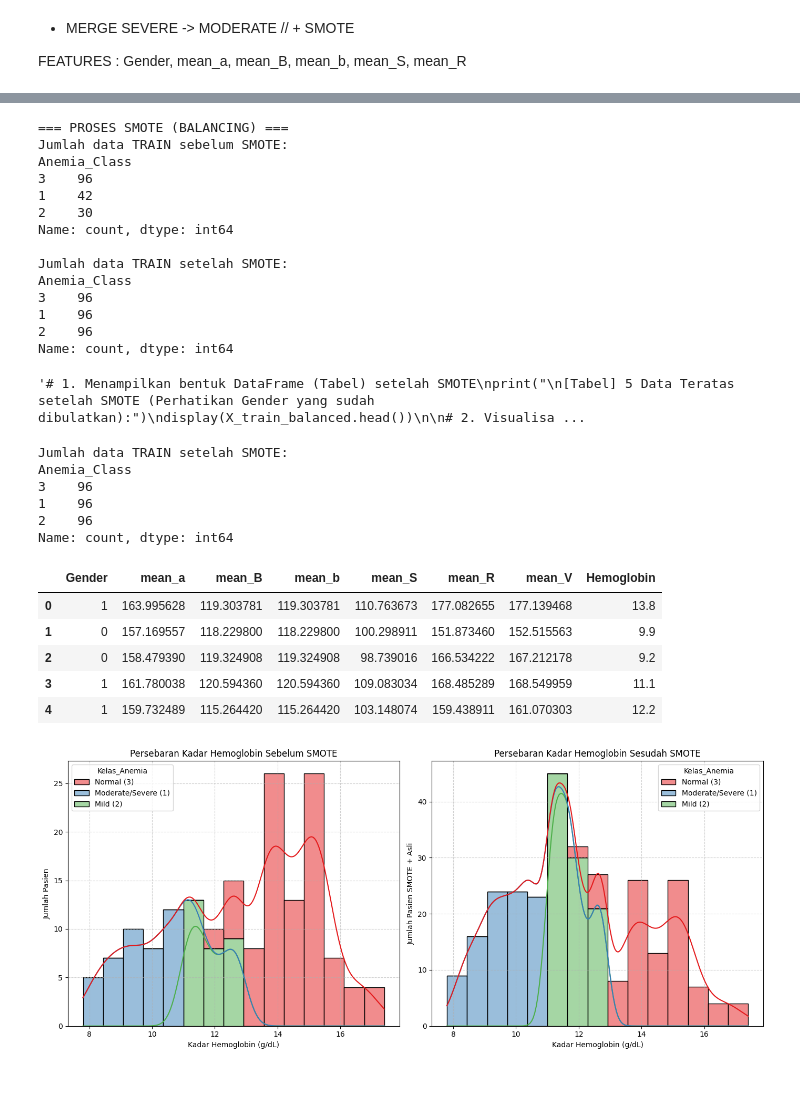
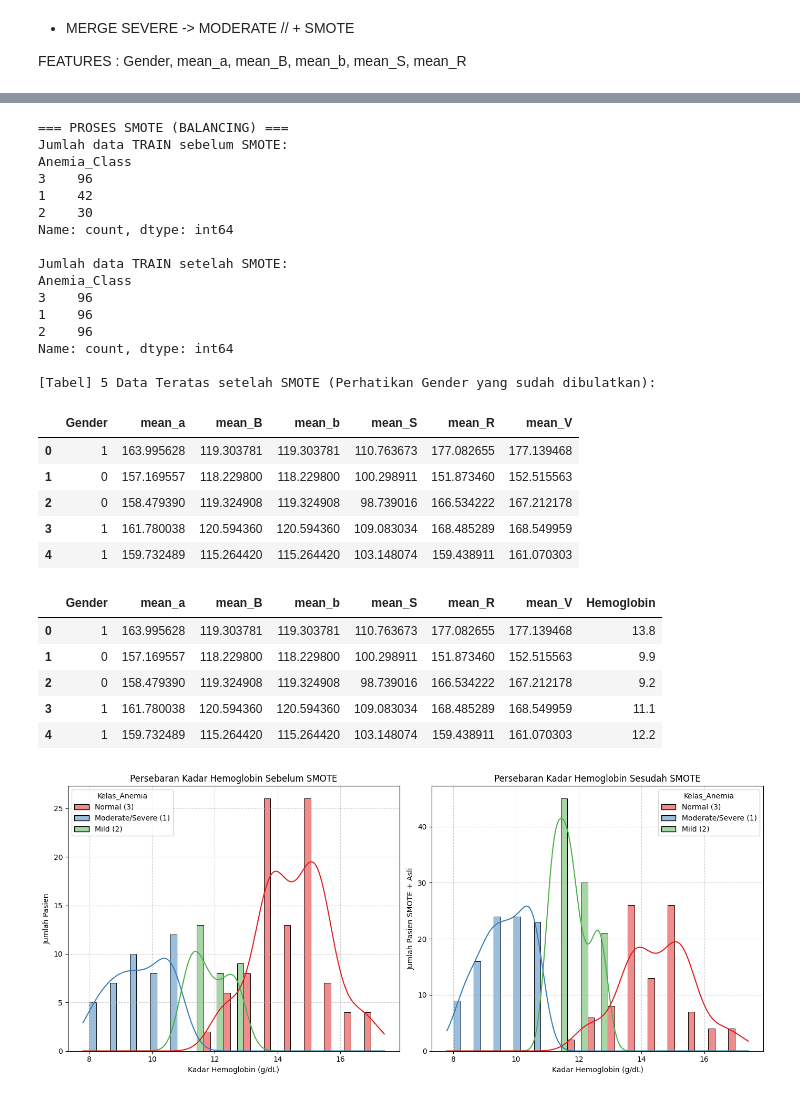
Before and after one commit to dzakwandq/TA, a Jupyter notebook: notebooks/train_hb_predict_v4.ipynb, the cells around one changed output, grey strips where cells are left out. Saved outputs shown, nothing was run; the diff lists cells and outputs as text; code cells hidden in the pictures.

```diff
--- a/notebooks/train_hb_predict_v4.ipynb
+++ b/notebooks/train_hb_predict_v4.ipynb
@@ -68,6 +68,7 @@ Name: count, dtype: int64
 # 2. PEMILIHAN FITUR DAN SPLITTING DATA
 # =====================================================================
 
+'''#Buat SMOTE
 selected_features = ['Gender', 'mean_a', 'mean_B', 'mean_b', 'mean_S', 'mean_R', 'mean_V']
 
 X = df[selected_features]
@@ -77,7 +78,15 @@ y_class = df['Anemia_Class']
 # Splitting data (Gunakan stratify agar proporsi kelas di Train dan Test sama adilnya)
 X_train, X_test, y_hb_train, y_hb_test, y_class_train, y_class_test = train_test_split(
     X, y_hb, y_class, test_size=0.2, random_state=42, stratify=y_class
-)
+)'''
+
+#Gapake SMOTE
+feature_columns = ['Age', 'Gender', 'mean_R', 'mean_G', 'mean_B', 'mean_L', 'mean_a', 'mean_b', 'mean_H', 'mean_S', 'mean_V']
+
+X = df[feature_columns]
+y = df['Hemoglobin']
+
+X_train, X_test, y_train, y_test = train_test_split(X, y, test_size=0.2, random_state=42)
 # %%
 # =====================================================================
 # 3. BALANCING MENGGUNAKAN SMOTE PADA DATA TRAIN
@@ -106,32 +115,9 @@ X_train_balanced['Gender'] = X_train_balanced['Gender'].round().astype(int)
 print("\nJumlah data TRAIN setelah SMOTE:")
 print(y_class_resampled.value_counts())
 
-'''# 1. Menampilkan bentuk DataFrame (Tabel) setelah SMOTE
+# 1. Menampilkan bentuk DataFrame (Tabel) setelah SMOTE
 print("\n[Tabel] 5 Data Teratas setelah SMOTE (Perhatikan Gender yang sudah dibulatkan):")
 display(X_train_balanced.head())
-
-# 2. Visualisasi Persebaran Data (Scatter Plot)
-# Kita ambil contoh fitur yang paling kuat korelasinya, misal 'mean_a' vs 'Hemoglobin'
-class_labels = {3.0: 'Normal (3)', 2.0: 'Mild (2)', 1.0: 'Moderate/Severe (1)'}
-y_train_mapped = y_class_train.map(class_labels)
-y_resampled_mapped = y_class_resampled.map(class_labels)
-
-fig, axes = plt.subplots(1, 2, figsize=(14, 6))
-
-# Grafik Kiri: Sebelum SMOTE
-sns.scatterplot(ax=axes[0], data=train_data_combined, x='mean_a', y='Hemoglobin',
-                hue=y_train_mapped, palette='Set1', alpha=0.8, edgecolor='k')
-axes[0].set_title('Persebaran Data Latih SEBELUM SMOTE')
-axes[0].grid(True, linestyle='--', alpha=0.6)
-
-# Grafik Kanan: Sesudah SMOTE
-sns.scatterplot(ax=axes[1], data=train_data_resampled, x='mean_a', y='Hemoglobin',
-                hue=y_resampled_mapped, palette='Set1', alpha=0.8, edgecolor='k')
-axes[1].set_title('Persebaran Data Latih SESUDAH SMOTE\n(Titik baru ditambahkan pada kelas minoritas)')
-axes[1].grid(True, linestyle='--', alpha=0.6)
-
-plt.tight_layout()
-plt.show()'''
 # %% [output]
 === PROSES SMOTE (BALANCING) ===
 Jumlah data TRAIN sebelum SMOTE:
@@ -147,12 +133,16 @@ Anemia_Class
 1    96
 2    96
 Name: count, dtype: int64
+
+[Tabel] 5 Data Teratas setelah SMOTE (Perhatikan Gender yang sudah dibulatkan):
-'# 1. Menampilkan bentuk DataFrame (Tabel) setelah SMOTE\nprint("\n[Tabel] 5 Data Teratas setelah SMOTE (Perhatikan Gender yang sudah dibulatkan):")\ndisplay(X_train_balanced.head())\n\n# 2. Visualisa ...
+|  | Gender | mean_a | mean_B | mean_b | mean_S | mean_R | mean_V |
+| 0 | 1 | 163.995628 | 119.303781 | 119.303781 | 110.763673 | 177.082655 | 177.139468 |
+| 1 | 0 | 157.169557 | 118.229800 | 118.229800 | 100.298911 | 151.873460 | 152.515563 |
+| 2 | 0 | 158.479390 | 119.324908 | 119.324908 | 98.739016 | 166.534222 | 167.212178 |
+| 3 | 1 | 161.780038 | 120.594360 | 120.594360 | 109.083034 | 168.485289 | 168.549959 |
+| 4 | 1 | 159.732489 | 115.264420 | 115.264420 | 103.148074 | 159.438911 | 161.070303 |
 # %%
 # --- VISUALISASI HASIL SMOTE ---
-
-print("\nJumlah data TRAIN setelah SMOTE:")
-print(y_class_resampled.value_counts())
 
 train_data_resampled['Gender'] = train_data_resampled['Gender'].round().astype(int)
 from IPython.display import display
@@ -160,39 +150,37 @@ display(train_data_resampled.head())
 
 # 2. Visualisasi Persebaran Angka Hemoglobin (Histogram/KDE)
 train_data_combined['Kelas_Anemia'] = y_class_train.map(class_names)
 train_data_resampled['Kelas_Anemia'] = y_class_resampled.map(class_names)
 
 fig, axes = plt.subplots(1, 2, figsize=(14, 6))
 
 # Grafik Kiri: Sebelum SMOTE
 sns.histplot(ax=axes[0], data=train_data_combined, x='Hemoglobin', hue='Kelas_Anemia',
-             palette='Set1', bins=15, kde=True, multiple="stack", edgecolor='k')
+             palette='Set1', bins=15, kde=True, multiple="dodge", edgecolor='k')
 axes[0].set_title('Persebaran Kadar Hemoglobin Sebelum SMOTE')
 axes[0].set_xlabel('Kadar Hemoglobin (g/dL)')
 axes[0].set_ylabel('Jumlah Pasien')
 axes[0].grid(True, linestyle='--', alpha=0.6)
 
 # Grafik Kanan: Sesudah SMOTE
 sns.histplot(ax=axes[1], data=train_data_resampled, x='Hemoglobin', hue='Kelas_Anemia',
-             palette='Set1', bins=15, kde=True, multiple="stack", edgecolor='k')
+             palette='Set1', bins=15, kde=True, multiple="dodge", edgecolor='k')
 axes[1].set_title('Persebaran Kadar Hemoglobin Sesudah SMOTE')
 axes[1].set_xlabel('Kadar Hemoglobin (g/dL)')
 axes[1].set_ylabel('Jumlah Pasien SMOTE + Asli')
 axes[1].grid(True, linestyle='--', alpha=0.6)
 
 plt.tight_layout()
 plt.show()
+
+# Menghapus kolom sementara agar aman untuk proses training selanjutnya
+train_data_combined.drop(columns=['Kelas_Anemia'], inplace=True)
+train_data_resampled.drop(columns=['Kelas_Anemia'], inplace=True)
 # %% [output]
-Jumlah data TRAIN setelah SMOTE:
-Anemia_Class
-3    96
-1    96
-2    96
-Name: count, dtype: int64
 |  | Gender | mean_a | mean_B | mean_b | mean_S | mean_R | mean_V | Hemoglobin |
 | 0 | 1 | 163.995628 | 119.303781 | 119.303781 | 110.763673 | 177.082655 | 177.139468 | 13.8 |
 | 1 | 0 | 157.169557 | 118.229800 | 118.229800 | 100.298911 | 151.873460 | 152.515563 | 9.9 |
 | 2 | 0 | 158.479390 | 119.324908 | 119.324908 | 98.739016 | 166.534222 | 167.212178 | 9.2 |
 | 3 | 1 | 161.780038 | 120.594360 | 120.594360 | 109.083034 | 168.485289 | 168.549959 | 11.1 |
 | 4 | 1 | 159.732489 | 115.264420 | 115.264420 | 103.148074 | 159.438911 | 161.070303 | 12.2 |
-[figure, old version]
+[figure, new version]
```
Also changed, not shown: parts of 4 cells of this notebook.
